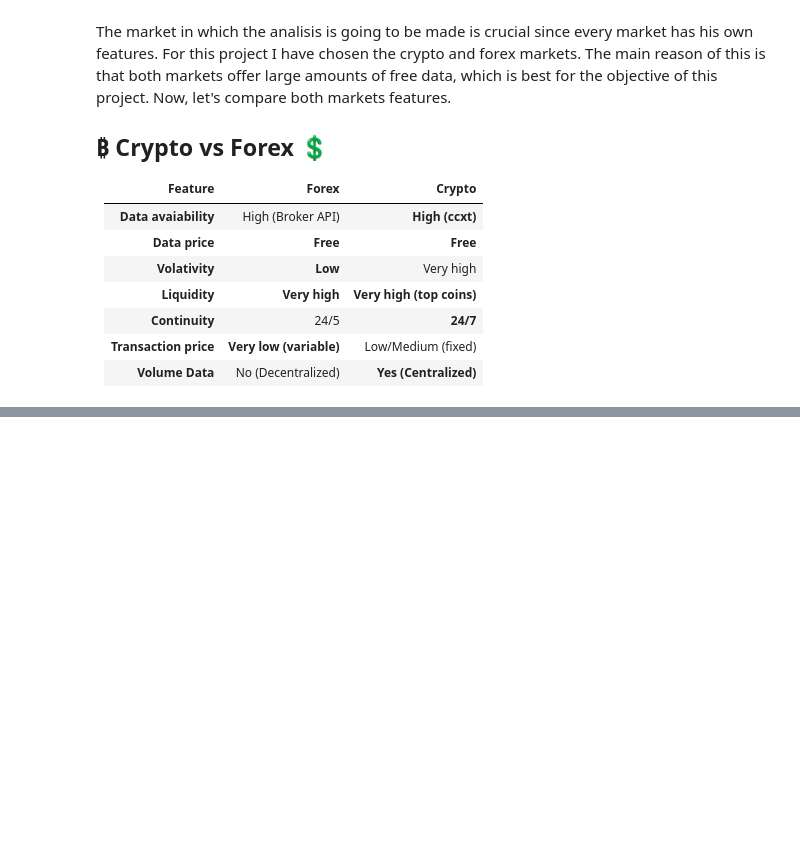
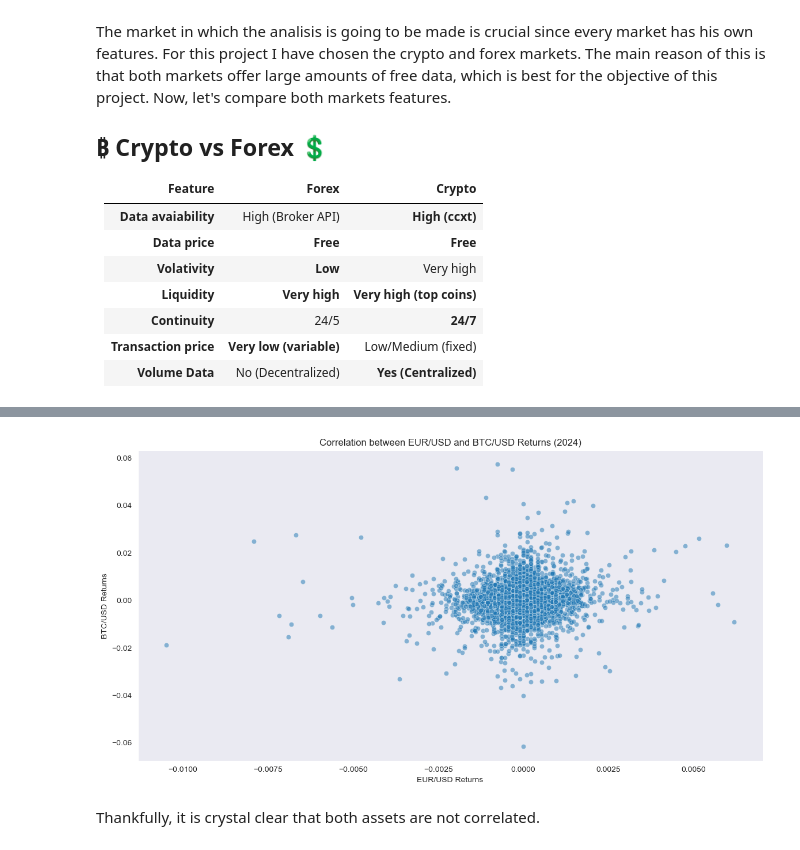
Before and after one commit to MartinCampillo-AT/Project-AT, a Jupyter notebook: notebooks/01_workspace_definition.ipynb, the cells around one changed output, grey strips where cells are left out. Cells and saved outputs as stored; diff of their text form; code cells hidden in the pictures; blank space fills up the shorter version.

```diff
--- a/notebooks/01_workspace_definition.ipynb
+++ b/notebooks/01_workspace_definition.ipynb
@@ -47,0 +129,13 @@ FileNotFoundError: [Errno 2] No such file or directory: 'data/eurusd_1h_2024.csv
+# %%
+# Correlation Graph
+plt.figure(figsize=(14, 7))
+sns.scatterplot(x='EUR_Returns', y='BTC_Returns', data=df_aligned, alpha=0.5)
+plt.title('Correlation between EUR/USD and BTC/USD Returns (2024)')
+plt.xlabel('EUR/USD Returns')
+plt.ylabel('BTC/USD Returns')
+plt.grid()
+plt.show()
+# %% [output]
+[figure, added]
+# %% [markdown]
+Thankfully, it is crystal clear that both assets are not correlated.
```
Also changed, not shown: parts of 8 cells of this notebook.
